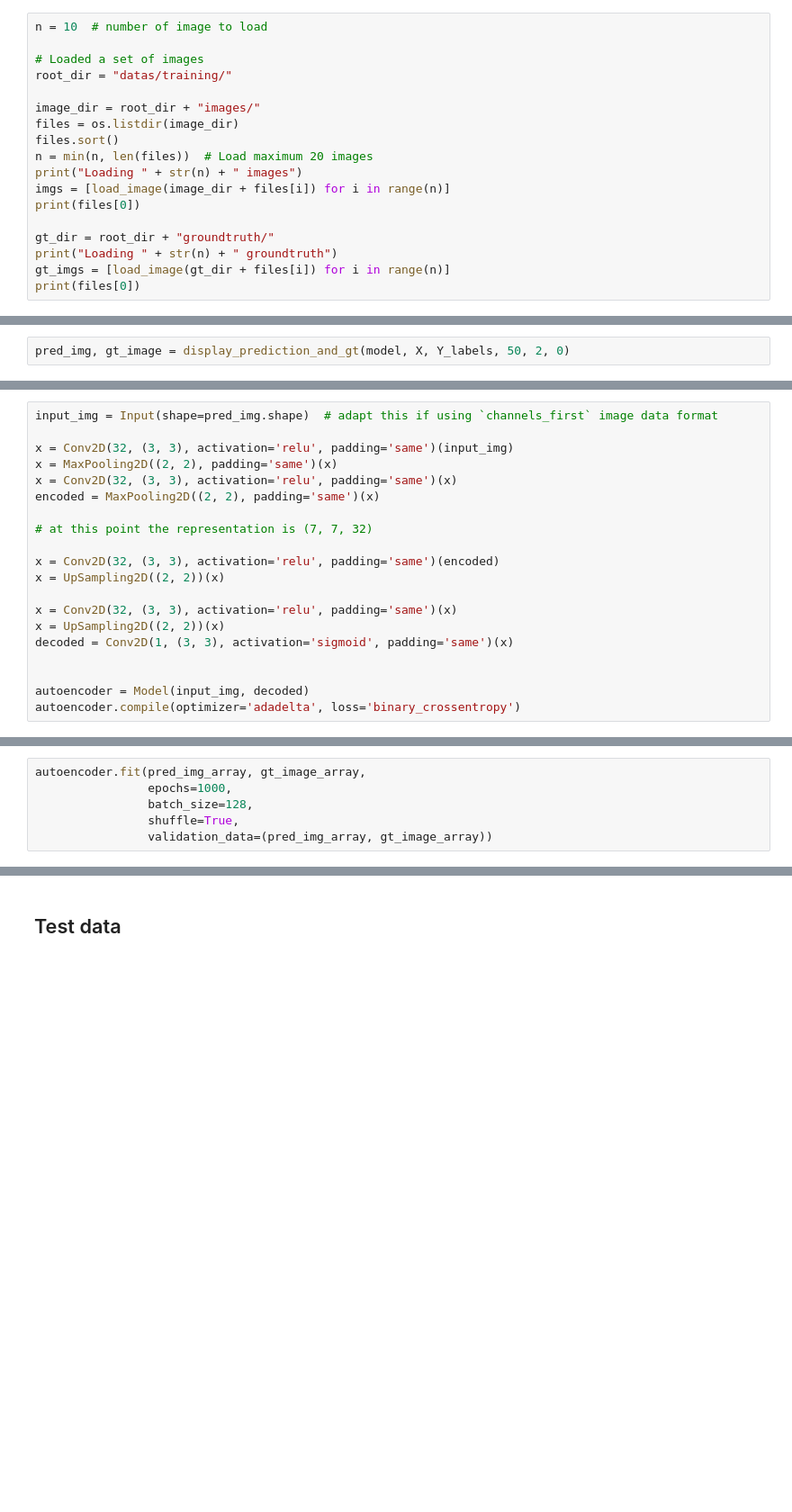
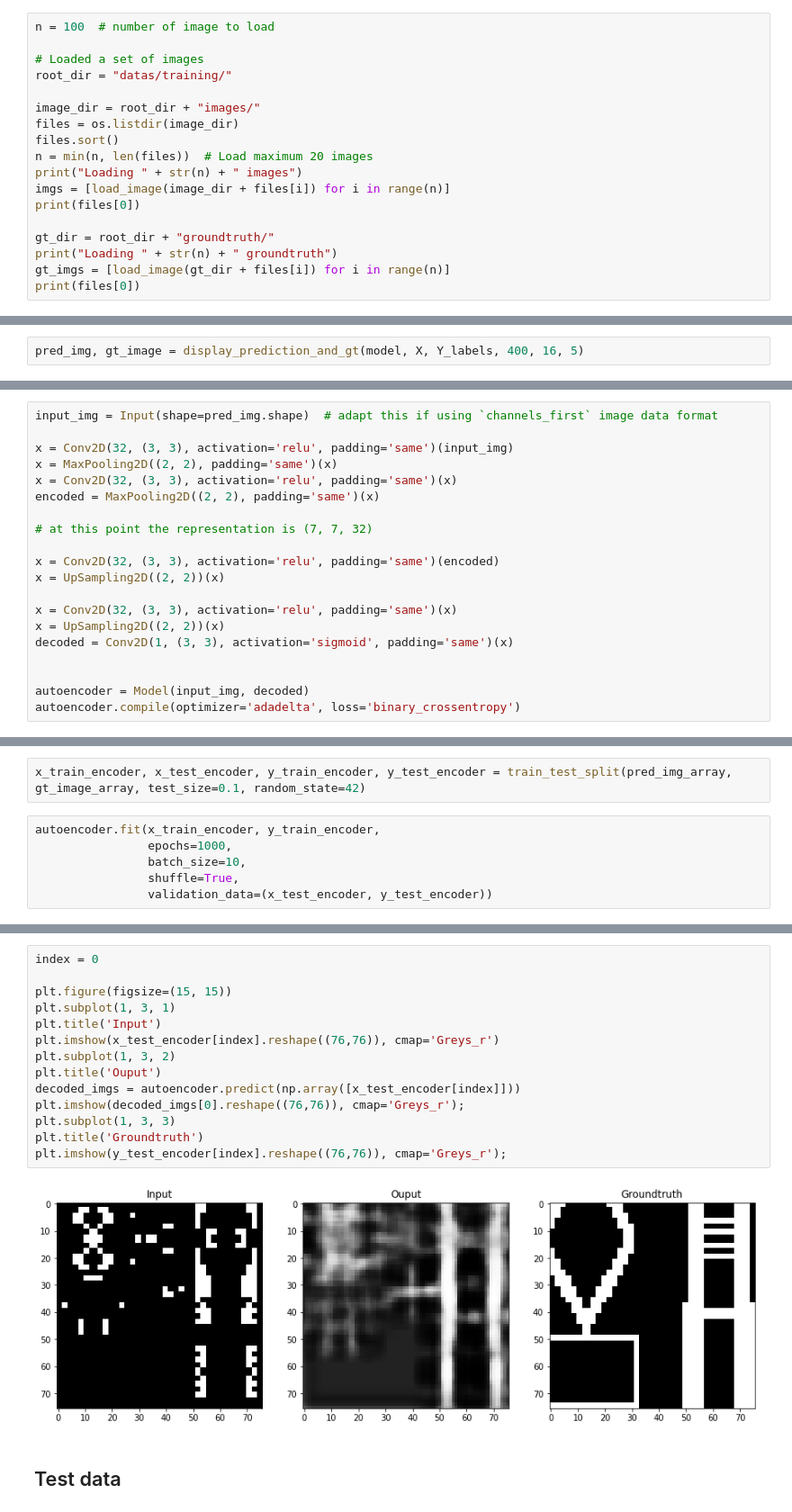
Before and after one commit to Coac/epfl-ml-projects, a Jupyter notebook: epfl-ml-project2/Victor_categorical_crossentropy.ipynb, the cells around one changed output, grey strips where cells are left out. Shown at 90% size. Saved outputs shown, nothing was run; the diff lists cells and outputs as text; blank space fills up the shorter version.

Commit message:
Better auto encoder

```diff
--- a/epfl-ml-project2/Victor_categorical_crossentropy.ipynb
+++ b/epfl-ml-project2/Victor_categorical_crossentropy.ipynb
@@ -23,7 +25,7 @@ from functions_v1 import *
 # %% [markdown]
 ## Load the data
 # %%
-n = 10  # number of image to load
+n = 100  # number of image to load
 
 # Loaded a set of images
 root_dir = "datas/training/"
@@ -287,4 +284,4 @@ model.save_weights("./weights###  Load existing weights/model.h5")###  Load exis
 # %% [markdown]
 ###  Display a prediction vs ground truth
 # %%
-pred_img, gt_image = display_prediction_and_gt(model, X, Y_labels, 50, 2, 0)
+pred_img, gt_image = display_prediction_and_gt(model, X, Y_labels, 400, 16, 5)
@@ -334,7 +350,9 @@ autoencoder.compile(optimizer='adadelta', loss='binary_crossentropy')
+# %%
+x_train_encoder, x_test_encoder, y_train_encoder, y_test_encoder = train_test_split(pred_img_array, gt_image_array, test_size=0.1, random_state=42)
 # %%
-autoencoder.fit(pred_img_array, gt_image_array,
+autoencoder.fit(x_train_encoder, y_train_encoder,
                 epochs=1000,
-                batch_size=128,
+                batch_size=10,
                 shuffle=True,
-                validation_data=(pred_img_array, gt_image_array))
+                validation_data=(x_test_encoder, y_test_encoder))
 # %% [output]
@@ -364,3 +385,19 @@ plt.imshow(decoded_imgs[0].reshape((76,76)), cmap='Greys_r');
+# %%
+index = 0
+
+plt.figure(figsize=(15, 15))
+plt.subplot(1, 3, 1)
+plt.title('Input')
+plt.imshow(x_test_encoder[index].reshape((76,76)), cmap='Greys_r')
+plt.subplot(1, 3, 2)
+plt.title('Ouput')
+decoded_imgs = autoencoder.predict(np.array([x_test_encoder[index]]))
+plt.imshow(decoded_imgs[0].reshape((76,76)), cmap='Greys_r');
+plt.subplot(1, 3, 3)
+plt.title('Groundtruth')
+plt.imshow(y_test_encoder[index].reshape((76,76)), cmap='Greys_r');
+# %% [output]
+[figure, added]
 # %% [markdown]
 ## Test data
 # %%
```
Also changed, not shown: parts of 16 cells of this notebook, 1 other file.
